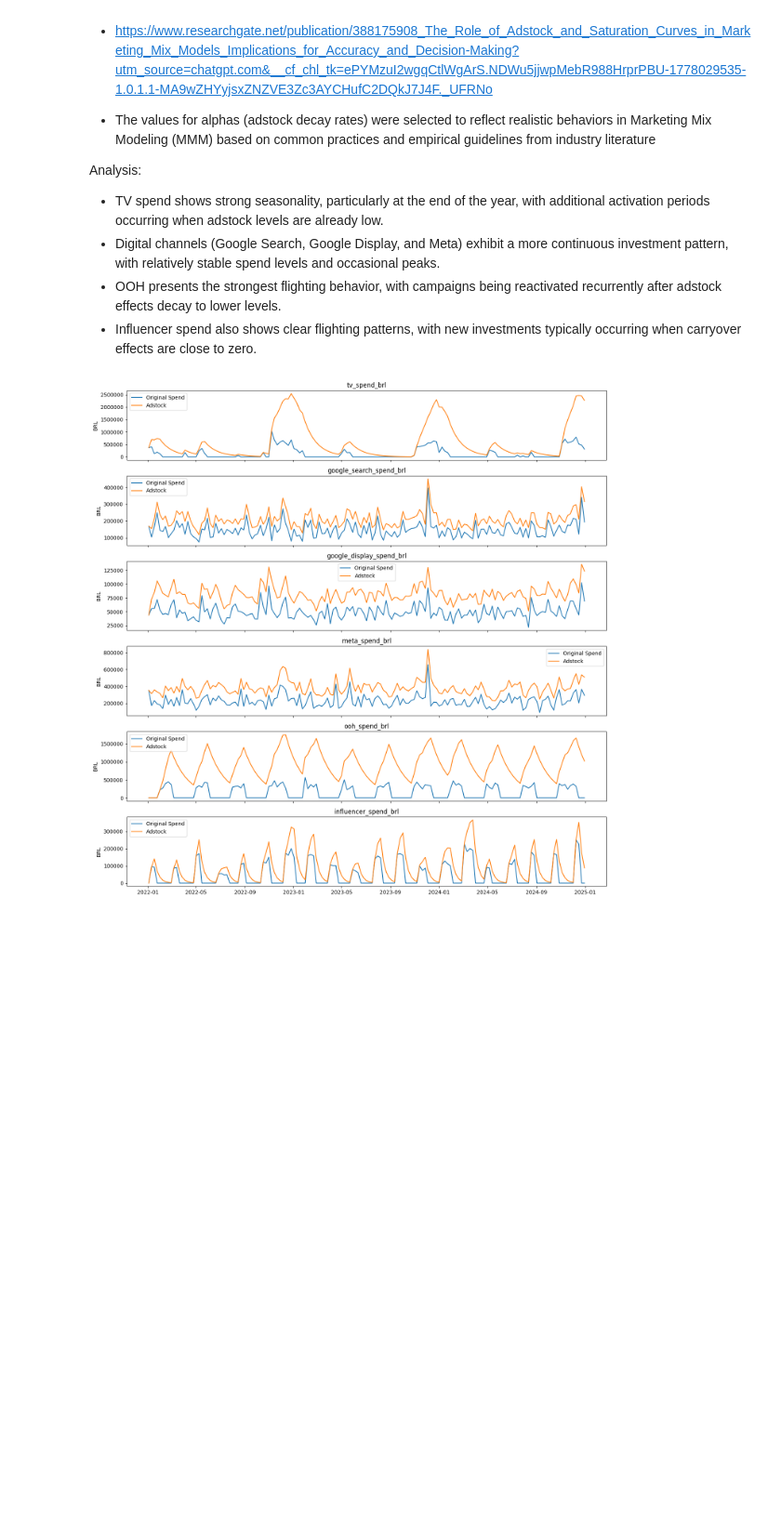
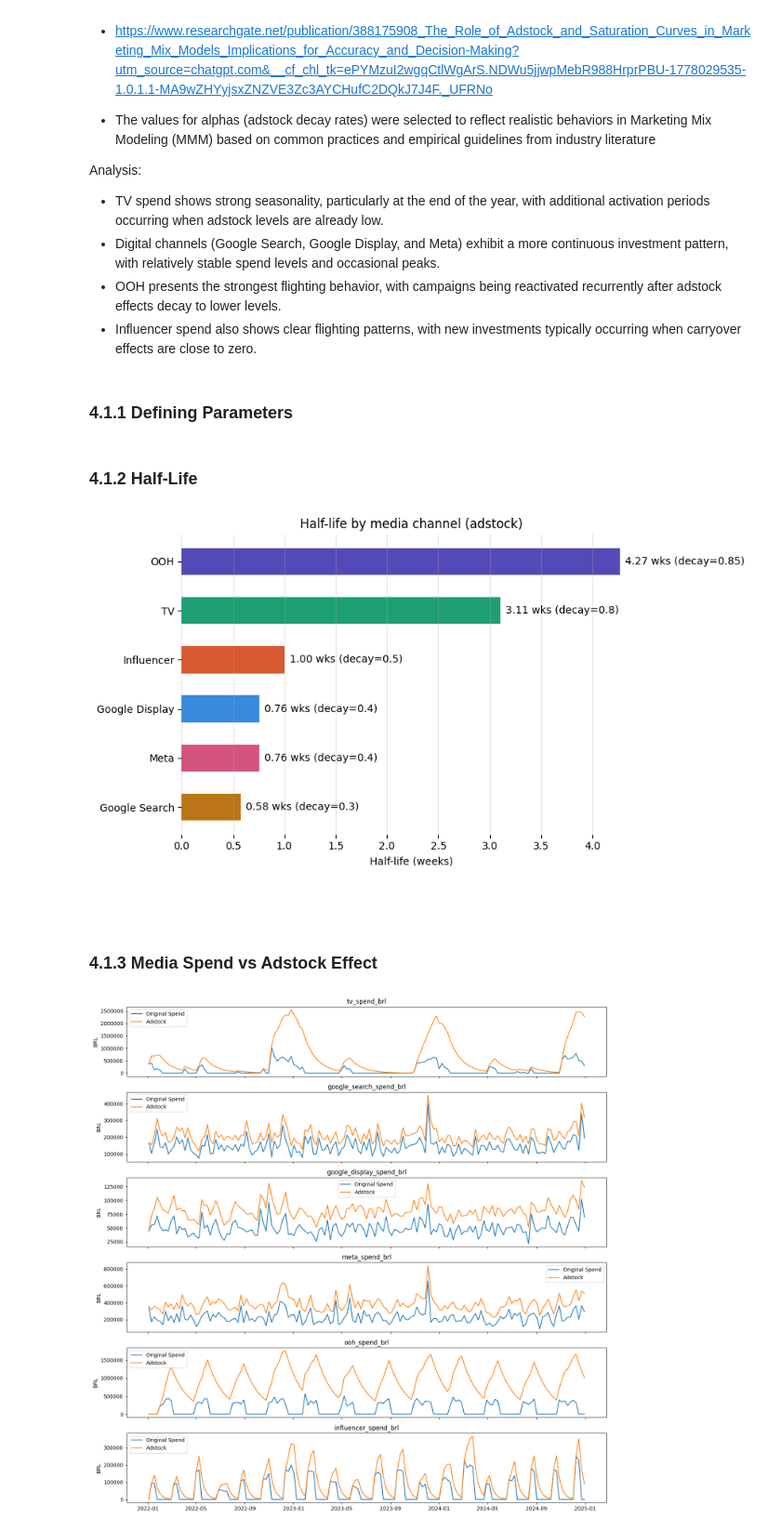
Before and after one commit to TiagoTBarreto/MMM_VAREJO_360, a Jupyter notebook: Case_Tecnico_Uncover_MMM.ipynb, the cells around one changed output. Shown at 93% size. Drawn from its saved outputs; the diff is of its cells as text; code cells hidden in the pictures; blank space fills up the shorter version.

```diff
--- a/Case_Tecnico_Uncover_MMM.ipynb
+++ b/Case_Tecnico_Uncover_MMM.ipynb
@@ -609,6 +610,8 @@ Analysis:
 - Digital channels (Google Search, Google Display, and Meta) exhibit a more continuous investment pattern, with relatively stable spend levels and occasional peaks.
 - OOH presents the strongest flighting behavior, with campaigns being reactivated recurrently after adstock effects decay to lower levels.
 - Influencer spend also shows clear flighting patterns, with new investments typically occurring when carryover effects are close to zero.
+# %% [markdown]
+### 4.1.1 Defining Parameters
 # %%
 media_cols = [
     "tv_spend_brl",
@@ -635,6 +638,83 @@ for col in media_cols:
         df_mmm[col],
         alpha=adstock_params[col]
     )
+# %% [markdown]
+### 4.1.2 Half-Life
+# %%
+import numpy as np
+import matplotlib.pyplot as plt
+
+# Channel names and colors
+labels_map = {
+    "tv_spend_brl": "TV",
+    "google_search_spend_brl": "Google Search",
+    "google_display_spend_brl": "Google Display",
+    "meta_spend_brl": "Meta",
+    "ooh_spend_brl": "OOH",
+    "influencer_spend_brl": "Influencer",
+}
+
+colors = {
+    "TV": "#1D9E75",
+    "Google Search": "#BA7517",
+    "Google Display": "#378ADD",
+    "Meta": "#D4537E",
+    "OOH": "#534AB7",
+    "Influencer": "#D85A30",
+}
+
+# Compute half-life from adstock decay
+data = sorted(
+    [
+        (
+            labels_map[k],
+            v,
+            np.log(0.5) / np.log(v)
+        )
+        for k, v in adstock_params.items()
+    ],
+    key=lambda x: x[2],
+    reverse=True
+)
+
+labels, decays, halflives = zip(*data)
+
+# Plot
+fig, ax = plt.subplots(figsize=(9, 5))
+bars = ax.barh(
+    labels,
+    halflives,
+    color=[colors[l] for l in labels],
+    height=0.55
+)
+
+# Add labels
+for bar, hl, d in zip(bars, halflives, decays):
+    ax.text(
+        hl + 0.05,
+        bar.get_y() + bar.get_height() / 2,
+        f"{hl:.2f} wks (decay={d})",
+        va="center",
+        fontsize=10
+    )
+
+# Styling
+ax.set_title("Half-life by media channel (adstock)")
+ax.set_xlabel("Half-life (weeks)")
+ax.invert_yaxis()
+ax.grid(axis="x", alpha=0.3)
+
+for spine in ax.spines.values():
+    spine.set_visible(False)
+
+plt.tight_layout()
+plt.show()
+# %% [output]
+[figure, added]
+# %% [markdown]
+###
+# %% [markdown]
+### 4.1.3 Media Spend vs Adstock Effect
 # %%
 fig, axes = plt.subplots(
     len(media_cols),
```
Also changed, not shown: parts of 6 cells of this notebook.
